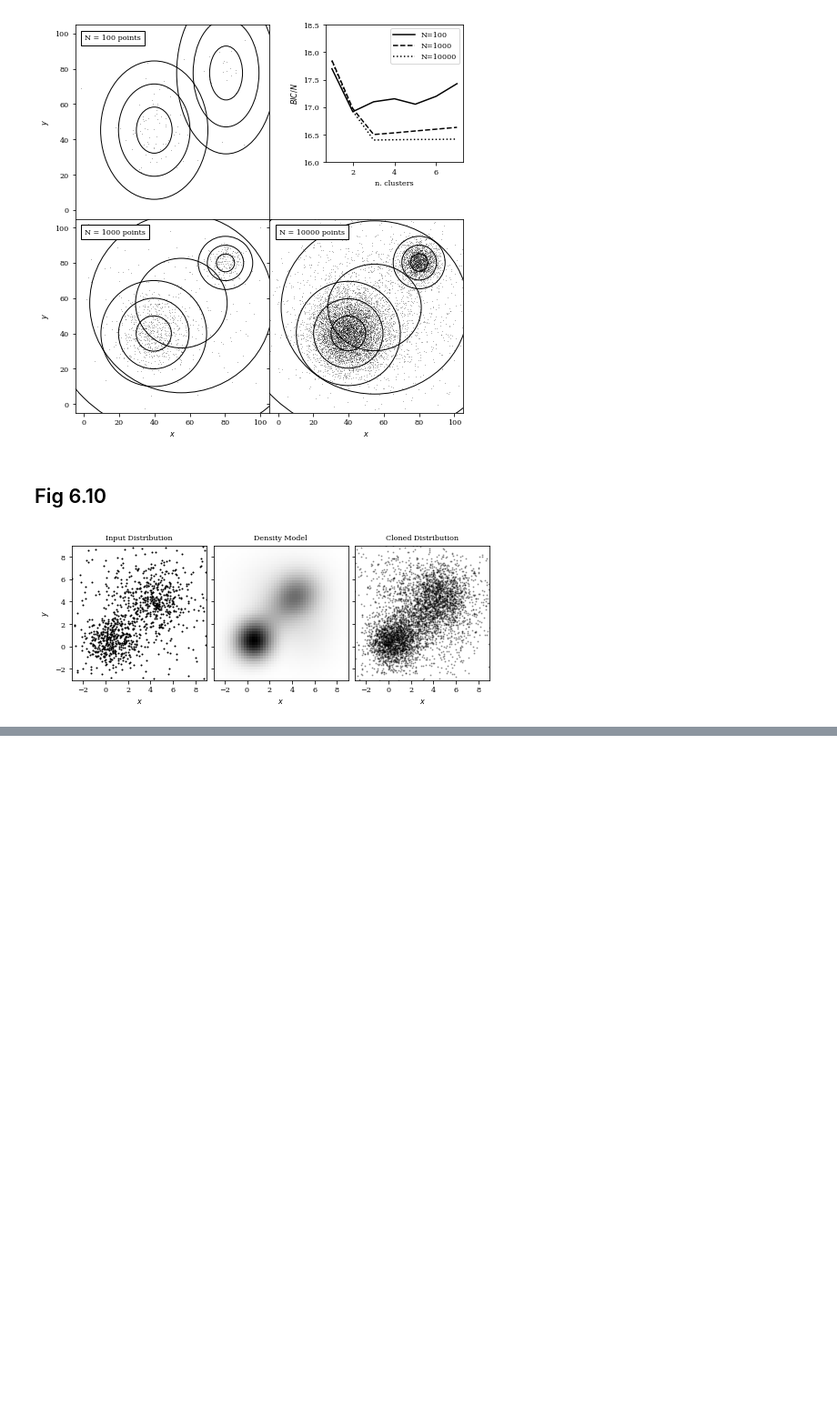
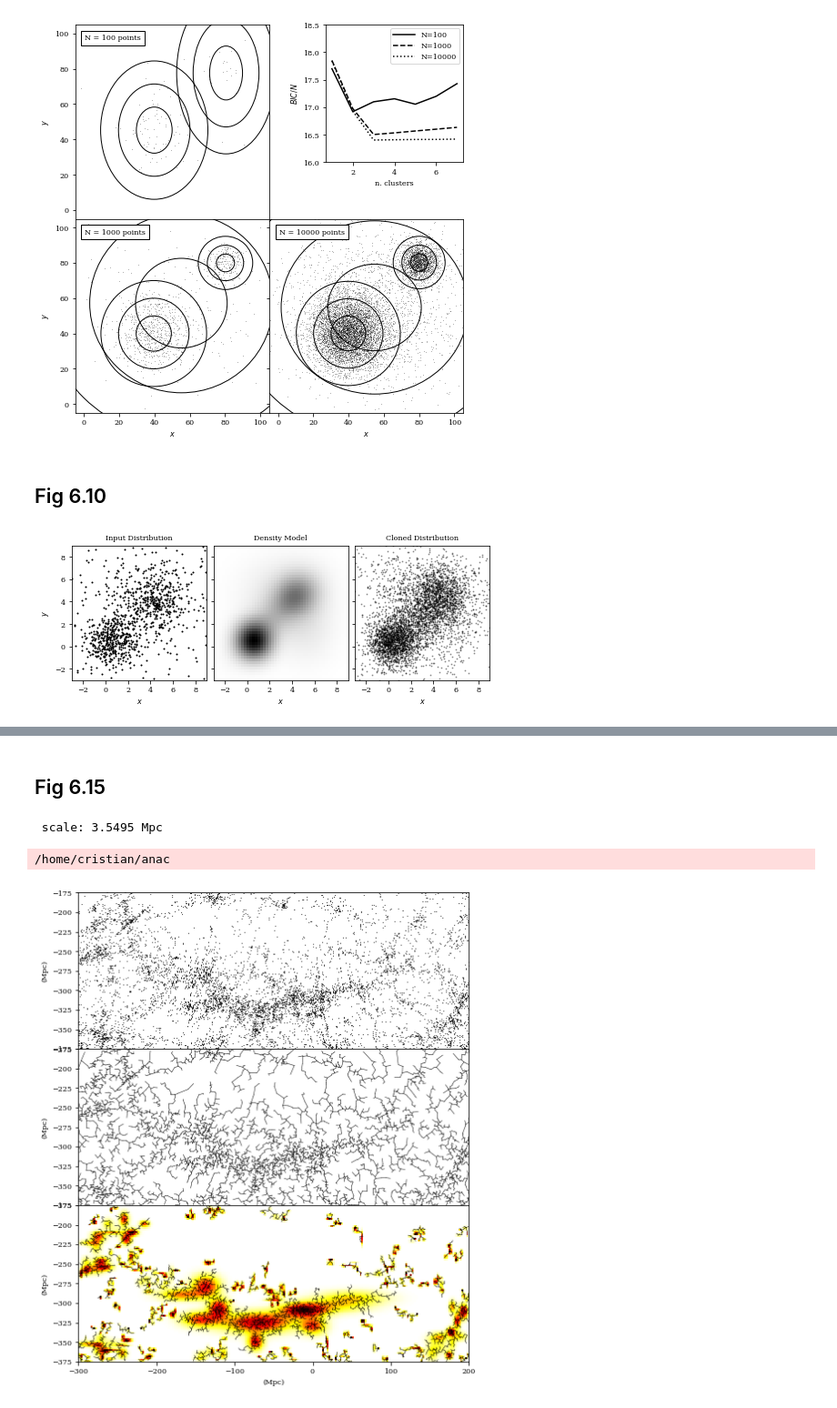
Before and after one commit to oskarkleincentre/MachineLearningInAstronomy, a Jupyter notebook: classes/Hand_On_2/Figure_scripts/Hands_on_Ch6.ipynb, the cells around one changed output, grey strips where cells are left out. Shown at 91% size. Saved outputs shown, nothing was run; the diff lists cells and outputs as text; code cells hidden in the pictures; blank space fills up the shorter version.

```diff
--- a/classes/Hand_On_2/Figure_scripts/Hands_on_Ch6.ipynb
+++ b/classes/Hand_On_2/Figure_scripts/Hands_on_Ch6.ipynb
@@ -110,0 +144,8 @@ run ./fig10_GMM_distribClone.py
+# %% [markdown]
+## Fig 6.15
+# %%
+run ./fig15_Euc_min_spanning_tree.py
+# %% [output]
+ scale: 3.5495 Mpc
+/home/cristian/anac
+[figure, added]
```
Also changed, not shown: parts of 6 cells of this notebook, 7 other files.
